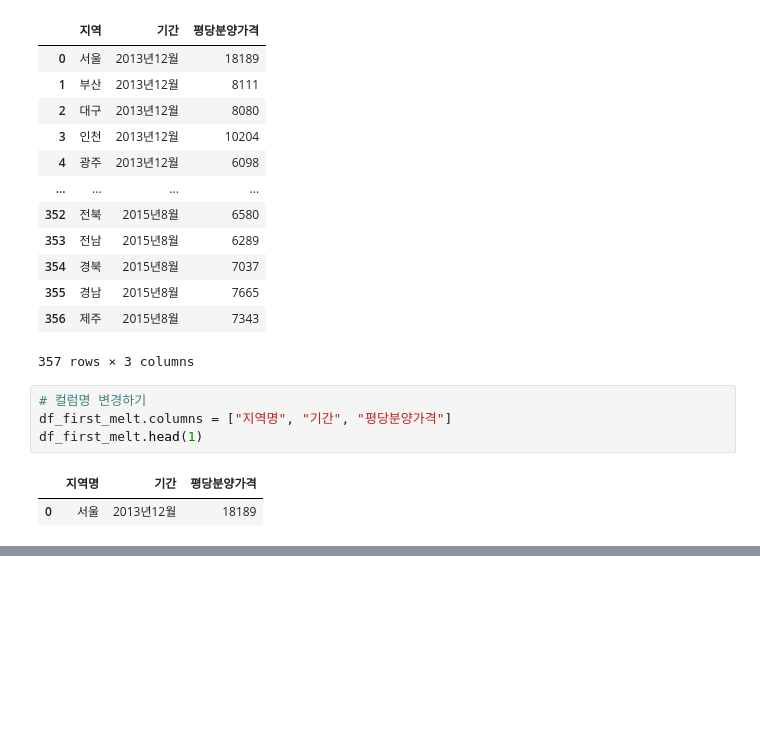
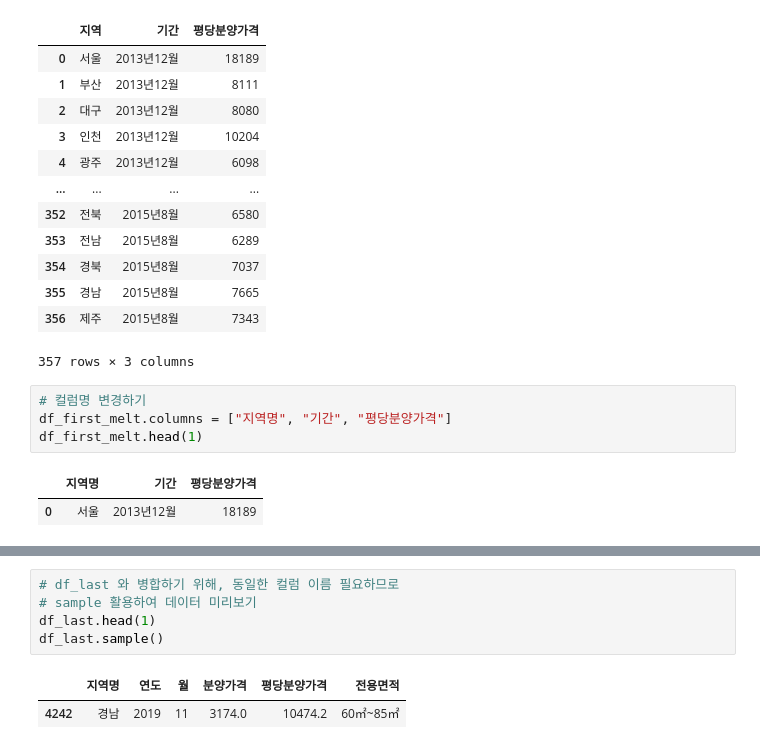
Before and after one commit to sookm/inflearn_lecture_opendata, a Jupyter notebook: 01-apt-price-input_210519.ipynb, the cells around one changed output, grey strips where cells are left out. Cells and saved outputs as stored; diff of their text form; blank space fills up the shorter version.

```diff
--- a/01-apt-price-input_210519.ipynb
+++ b/01-apt-price-input_210519.ipynb
@@ -912,0 +988,8 @@ df_first_melt.head(1)
+# %%
+# df_last 와 병합하기 위해, 동일한 컬럼 이름 필요하므로
+# sample 활용하여 데이터 미리보기
+df_last.head(1)
+df_last.sample()
+# %% [output]
+|  | 지역명 | 연도 | 월 | 분양가격 | 평당분양가격 | 전용면적 |
+| 4242 | 경남 | 2019 | 11 | 3174.0 | 10474.2 | 60㎡~85㎡ |
```
Also changed, not shown: parts of 21 cells of this notebook, 2 other files.
